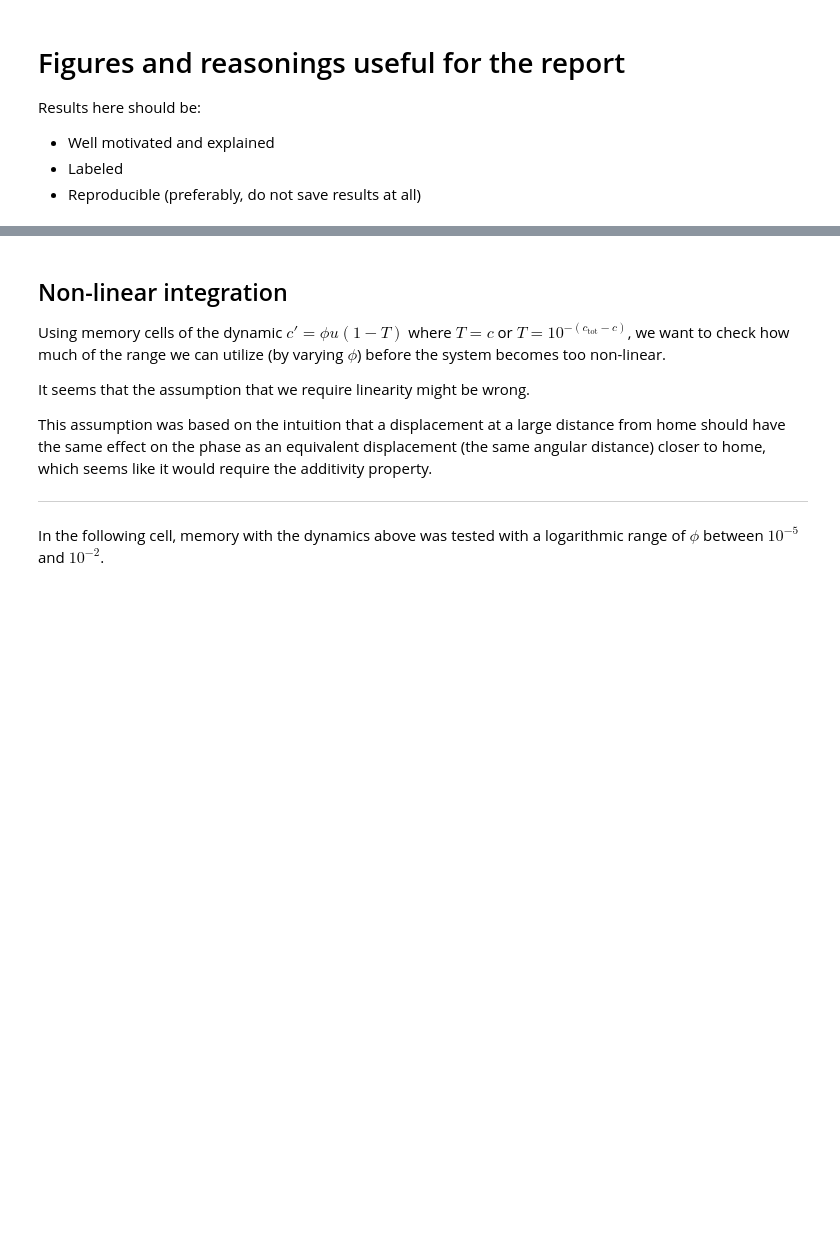
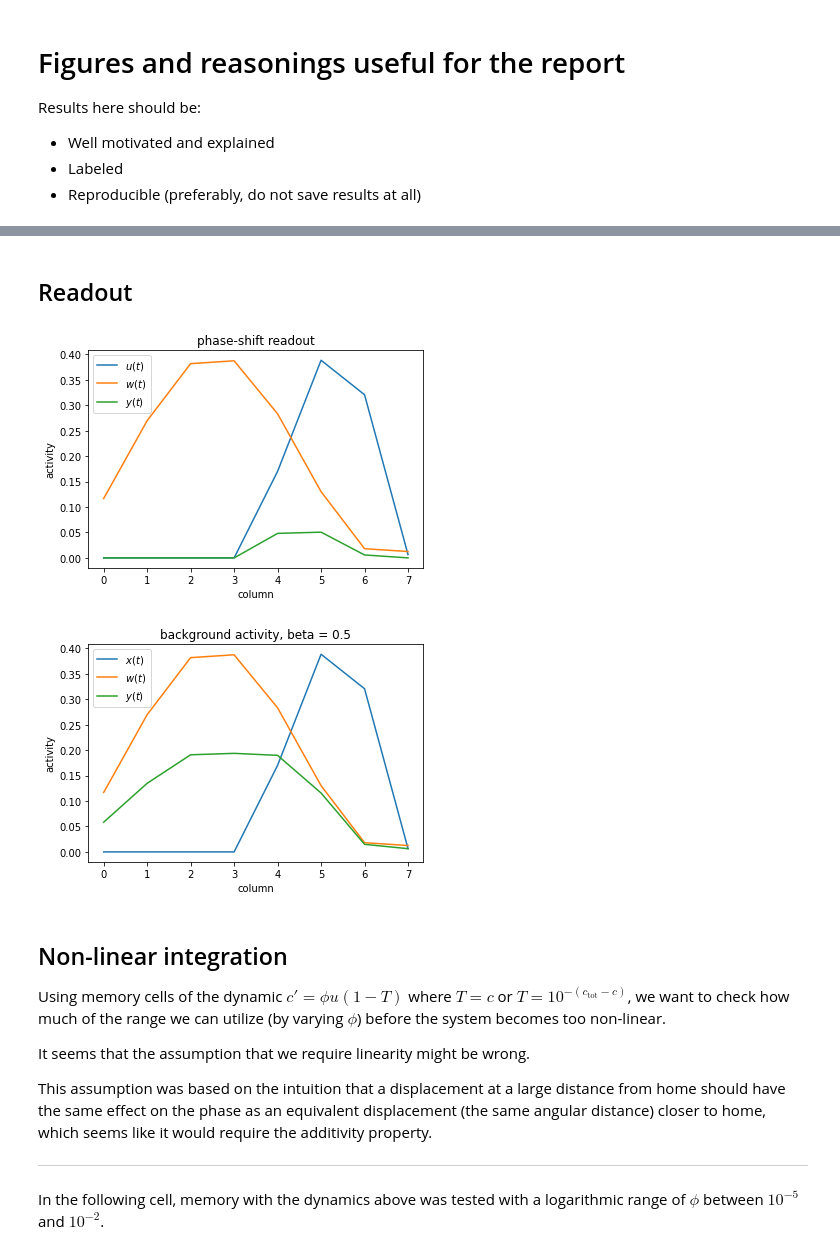
Before and after one commit to nilsceberg/path-integration-memory, a Jupyter notebook: notebooks/results/report.ipynb, the cells around one changed output, grey strips where cells are left out. Cells and saved outputs as stored; diff of their text form; code cells hidden in the pictures; blank space fills up the shorter version.

```diff
--- a/notebooks/results/report.ipynb
+++ b/notebooks/results/report.ipynb
@@ -15,3 +18,43 @@ import matplotlib.pyplot as plt
+# %% [markdown]
+## Readout
+# %%
+col = np.linspace(0, 2*np.pi, 8, endpoint=False)
+
+head = 0.5*np.cos(col - 1)+0.5
+home = 0.2*np.cos(col - 2)+0.2
+
+u = np.maximum(0, 0.4 - head)
+w = home
+y = w * u
+
+plt.figure()
+plt.title("phase-shift readout")
+plt.plot(u, label="$u(t)$")
+plt.plot(w, label="$w(t)$")
+plt.plot(y, label="$y(t)$")
+plt.ylabel("activity")
+plt.xlabel("column")
+plt.legend()
+plt.show()
+
+x = np.maximum(0, 0.4 - head)
+beta = 0.5
+u = x + beta
+w = home
+y = w * u
+
+plt.figure()
+plt.title("background activity, beta = 0.5")
+plt.plot(x, label="$x(t)$")
+plt.plot(w, label="$w(t)$")
+plt.plot(y, label="$y(t)$")
+plt.ylabel("activity")
+plt.xlabel("column")
+plt.legend()
+plt.show()
+# %% [output]
+[figure, added]
+[figure, added]
 # %% [markdown]
 ## Non-linear integration
 
```
Also changed, not shown: parts of 5 cells of this notebook.
